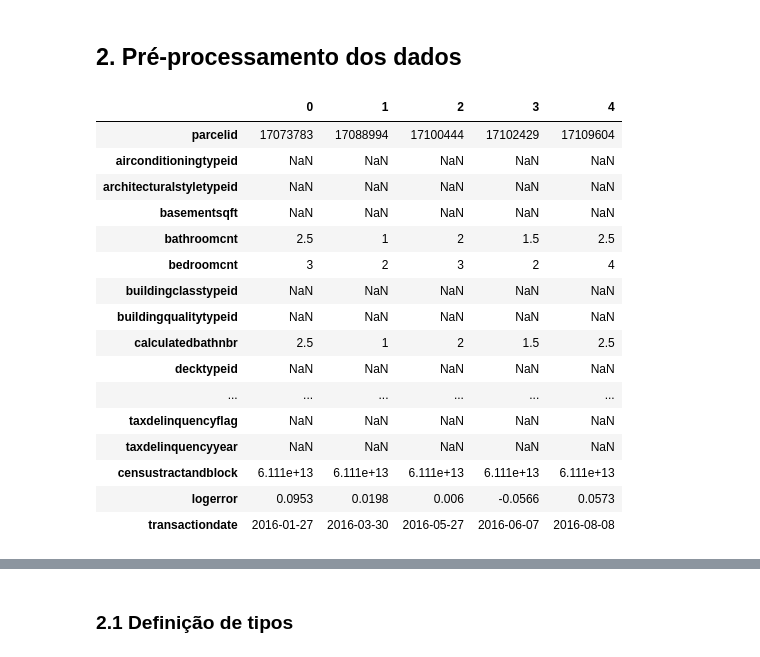
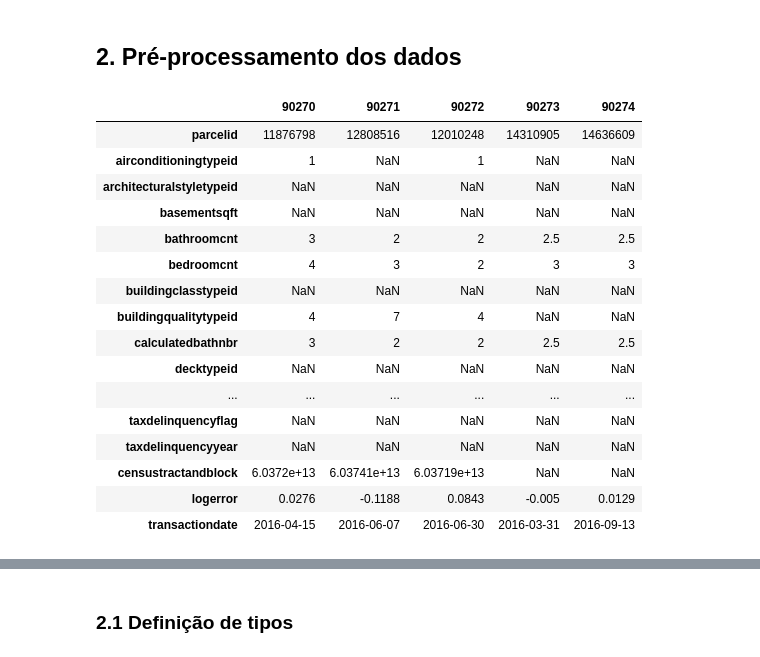
Before and after one commit to thiagotandrade/ds-project, a Jupyter notebook: DS_Project1.ipynb, the cells around one changed output, grey strips where cells are left out. Cells and saved outputs as stored; diff of their text form; code cells hidden in the pictures.

```diff
--- a/DS_Project1.ipynb
+++ b/DS_Project1.ipynb
@@ -34,25 +62,25 @@ props_cols = props.columns.tolist()
 # %% [markdown]
 ## 2. Pré-processamento dos dados
 # %%
-props.head().transpose()
+props.tail().transpose()
 # %% [output]
-|  | 0 | 1 | 2 | 3 | 4 |
-| parcelid | 17073783 | 17088994 | 17100444 | 17102429 | 17109604 |
-| airconditioningtypeid | NaN | NaN | NaN | NaN | NaN |
+|  | 90270 | 90271 | 90272 | 90273 | 90274 |
+| parcelid | 11876798 | 12808516 | 12010248 | 14310905 | 14636609 |
+| airconditioningtypeid | 1 | NaN | 1 | NaN | NaN |
 | architecturalstyletypeid | NaN | NaN | NaN | NaN | NaN |
 | basementsqft | NaN | NaN | NaN | NaN | NaN |
-| bathroomcnt | 2.5 | 1 | 2 | 1.5 | 2.5 |
-| bedroomcnt | 3 | 2 | 3 | 2 | 4 |
+| bathroomcnt | 3 | 2 | 2 | 2.5 | 2.5 |
+| bedroomcnt | 4 | 3 | 2 | 3 | 3 |
 | buildingclasstypeid | NaN | NaN | NaN | NaN | NaN |
-| buildingqualitytypeid | NaN | NaN | NaN | NaN | NaN |
-| calculatedbathnbr | 2.5 | 1 | 2 | 1.5 | 2.5 |
+| buildingqualitytypeid | 4 | 7 | 4 | NaN | NaN |
+| calculatedbathnbr | 3 | 2 | 2 | 2.5 | 2.5 |
 | decktypeid | NaN | NaN | NaN | NaN | NaN |
 | ... | ... | ... | ... | ... | ... |
 | taxdelinquencyflag | NaN | NaN | NaN | NaN | NaN |
 | taxdelinquencyyear | NaN | NaN | NaN | NaN | NaN |
-| censustractandblock | 6.111e+13 | 6.111e+13 | 6.111e+13 | 6.111e+13 | 6.111e+13 |
-| logerror | 0.0953 | 0.0198 | 0.006 | -0.0566 | 0.0573 |
-| transactiondate | 2016-01-27 | 2016-03-30 | 2016-05-27 | 2016-06-07 | 2016-08-08 |
+| censustractandblock | 6.0372e+13 | 6.03741e+13 | 6.03719e+13 | NaN | NaN |
+| logerror | 0.0276 | -0.1188 | 0.0843 | -0.005 | 0.0129 |
+| transactiondate | 2016-04-15 | 2016-06-07 | 2016-06-30 | 2016-03-31 | 2016-09-13 |
 # %%
 props.describe().transpose()
 # %% [output]
```
Also changed, not shown: parts of 46 cells of this notebook.
